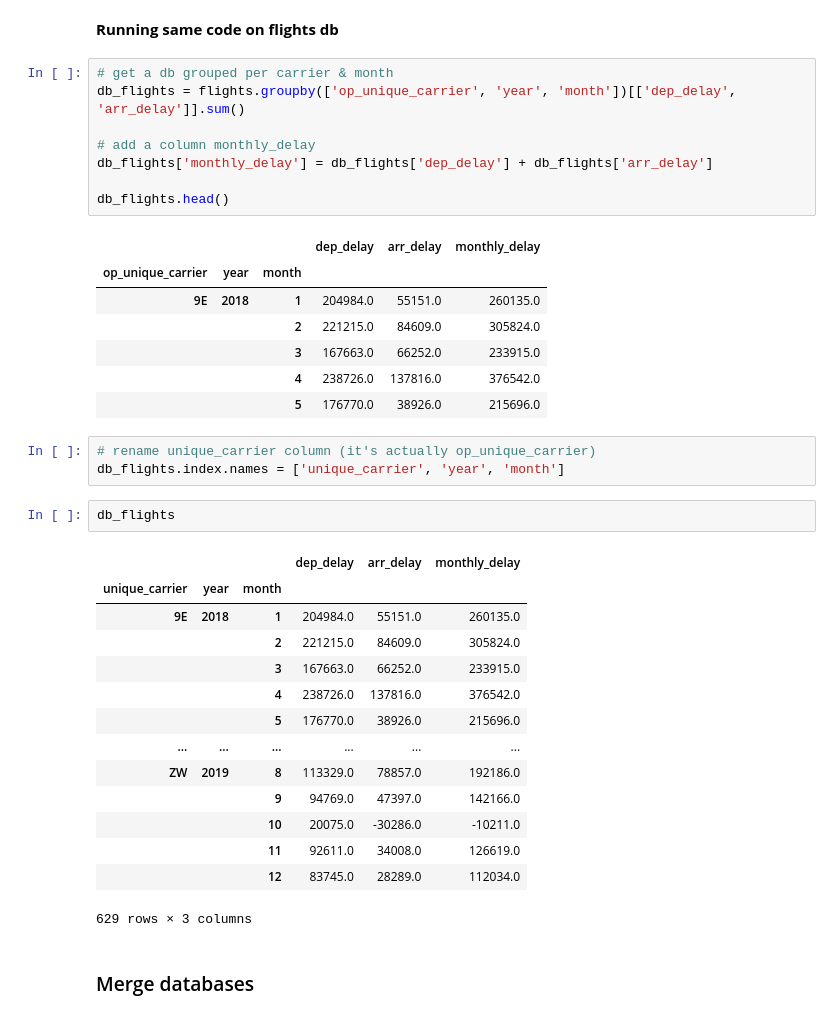
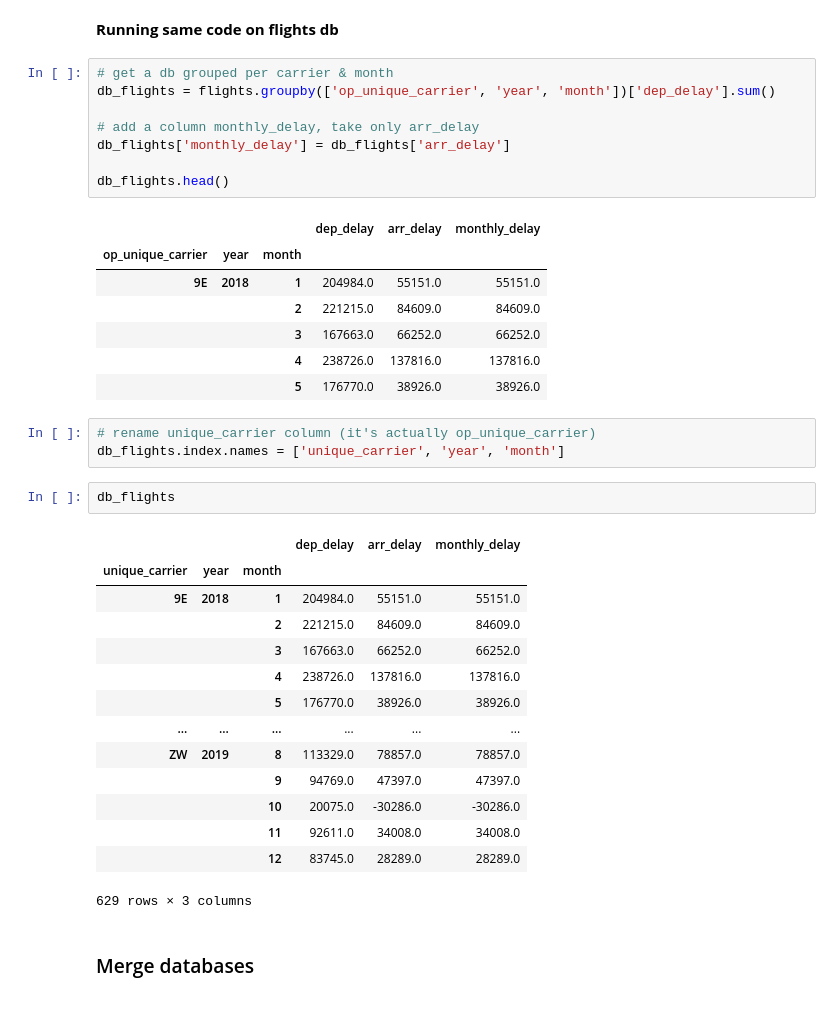
Before and after one commit to Isabelle-Dr/MidTerm-Project, a Jupyter notebook: Notebooks/2_Task10.ipynb, the cells around one changed output. Cells and saved outputs as stored; diff of their text form.

```diff
--- a/Notebooks/2_Task10.ipynb
+++ b/Notebooks/2_Task10.ipynb
@@ -252,20 +251,20 @@ flights_sample.head()
 **Running same code on flights db**
 # %%
 # get a db grouped per carrier & month
-db_flights = flights.groupby(['op_unique_carrier', 'year', 'month'])[['dep_delay', 'arr_delay']].sum()
+db_flights = flights.groupby(['op_unique_carrier', 'year', 'month'])['dep_delay'].sum()
 
-# add a column monthly_delay
-db_flights['monthly_delay'] = db_flights['dep_delay'] + db_flights['arr_delay']
+# add a column monthly_delay, take only arr_delay
+db_flights['monthly_delay'] = db_flights['arr_delay']
 
 db_flights.head()
 # %% [output]
 |  |  |  | dep_delay | arr_delay | monthly_delay |
 | op_unique_carrier | year | month |  |  |  |
-| 9E | 2018 | 1 | 204984.0 | 55151.0 | 260135.0 |
-|  |  | 2 | 221215.0 | 84609.0 | 305824.0 |
-|  |  | 3 | 167663.0 | 66252.0 | 233915.0 |
-|  |  | 4 | 238726.0 | 137816.0 | 376542.0 |
-|  |  | 5 | 176770.0 | 38926.0 | 215696.0 |
+| 9E | 2018 | 1 | 204984.0 | 55151.0 | 55151.0 |
+|  |  | 2 | 221215.0 | 84609.0 | 84609.0 |
+|  |  | 3 | 167663.0 | 66252.0 | 66252.0 |
+|  |  | 4 | 238726.0 | 137816.0 | 137816.0 |
+|  |  | 5 | 176770.0 | 38926.0 | 38926.0 |
 # %%
 # rename unique_carrier column (it's actually op_unique_carrier)
 db_flights.index.names = ['unique_carrier', 'year', 'month']
@@ -274,17 +273,17 @@ db_flights
 # %% [output]
 |  |  |  | dep_delay | arr_delay | monthly_delay |
 | unique_carrier | year | month |  |  |  |
-| 9E | 2018 | 1 | 204984.0 | 55151.0 | 260135.0 |
-|  |  | 2 | 221215.0 | 84609.0 | 305824.0 |
-|  |  | 3 | 167663.0 | 66252.0 | 233915.0 |
-|  |  | 4 | 238726.0 | 137816.0 | 376542.0 |
-|  |  | 5 | 176770.0 | 38926.0 | 215696.0 |
+| 9E | 2018 | 1 | 204984.0 | 55151.0 | 55151.0 |
+|  |  | 2 | 221215.0 | 84609.0 | 84609.0 |
+|  |  | 3 | 167663.0 | 66252.0 | 66252.0 |
+|  |  | 4 | 238726.0 | 137816.0 | 137816.0 |
+|  |  | 5 | 176770.0 | 38926.0 | 38926.0 |
 | ... | ... | ... | ... | ... | ... |
-| ZW | 2019 | 8 | 113329.0 | 78857.0 | 192186.0 |
-|  |  | 9 | 94769.0 | 47397.0 | 142166.0 |
-|  |  | 10 | 20075.0 | -30286.0 | -10211.0 |
-|  |  | 11 | 92611.0 | 34008.0 | 126619.0 |
-|  |  | 12 | 83745.0 | 28289.0 | 112034.0 |
+| ZW | 2019 | 8 | 113329.0 | 78857.0 | 78857.0 |
+|  |  | 9 | 94769.0 | 47397.0 | 47397.0 |
+|  |  | 10 | 20075.0 | -30286.0 | -30286.0 |
+|  |  | 11 | 92611.0 | 34008.0 | 34008.0 |
+|  |  | 12 | 83745.0 | 28289.0 | 28289.0 |
 629 rows × 3 columns
 # %% [markdown]
 ### Merge databases
```
Also changed, not shown: parts of 8 cells of this notebook, 1 other file.
